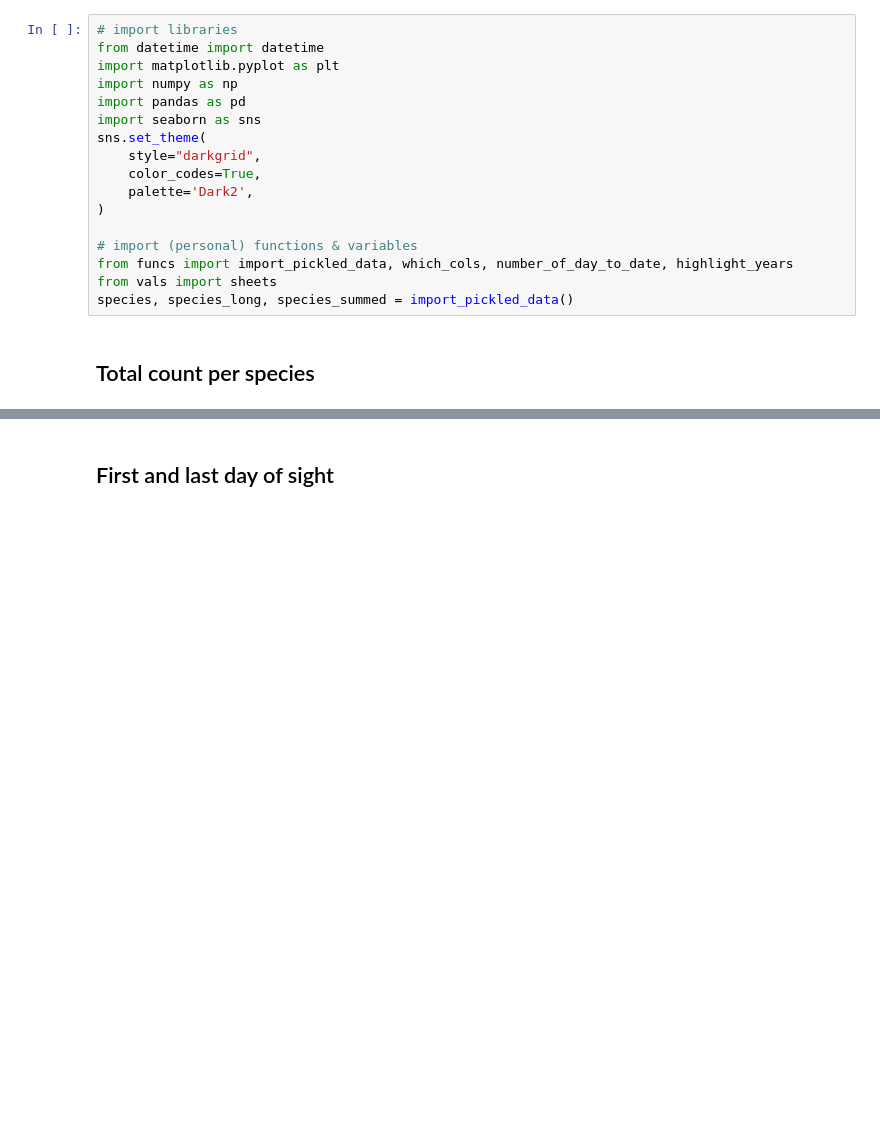
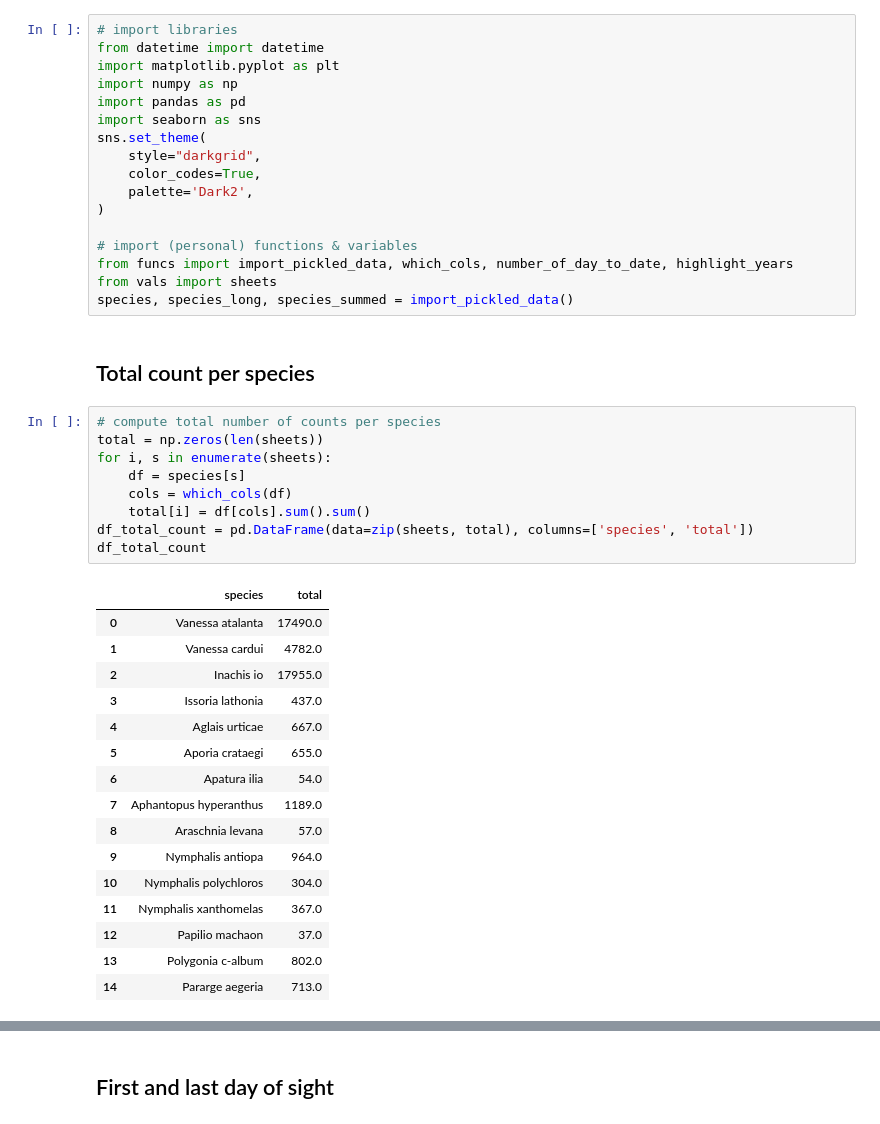
Before and after one commit to gtlab-barcelona/robert, a Jupyter notebook: data-exploration_first-last/code/2-further-analysis.ipynb, the cells around one changed output, grey strips where cells are left out. Drawn from its saved outputs; the diff is of its cells as text; blank space fills up the shorter version.

```diff
--- a/data-exploration_first-last/code/2-further-analysis.ipynb
+++ b/data-exploration_first-last/code/2-further-analysis.ipynb
@@ -26,4 +26,30 @@ from vals import sheets
 species, species_long, species_summed = import_pickled_data()
 # %% [markdown]
 ## Total count per species
+# %%
+# compute total number of counts per species
+total = np.zeros(len(sheets))
+for i, s in enumerate(sheets):
+    df = species[s]
+    cols = which_cols(df)
+    total[i] = df[cols].sum().sum()
+df_total_count = pd.DataFrame(data=zip(sheets, total), columns=['species', 'total'])
+df_total_count
+# %% [output]
+|  | species | total |
+| 0 | Vanessa atalanta | 17490.0 |
+| 1 | Vanessa cardui | 4782.0 |
+| 2 | Inachis io | 17955.0 |
+| 3 | Issoria lathonia | 437.0 |
+| 4 | Aglais urticae | 667.0 |
+| 5 | Aporia crataegi | 655.0 |
+| 6 | Apatura ilia | 54.0 |
+| 7 | Aphantopus hyperanthus | 1189.0 |
+| 8 | Araschnia levana | 57.0 |
+| 9 | Nymphalis antiopa | 964.0 |
+| 10 | Nymphalis polychloros | 304.0 |
+| 11 | Nymphalis xanthomelas | 367.0 |
+| 12 | Papilio machaon | 37.0 |
+| 13 | Polygonia c-album | 802.0 |
+| 14 | Pararge aegeria | 713.0 |
 # %%
```
Also changed, not shown: parts of 1 cell of this notebook, 25 other files.
